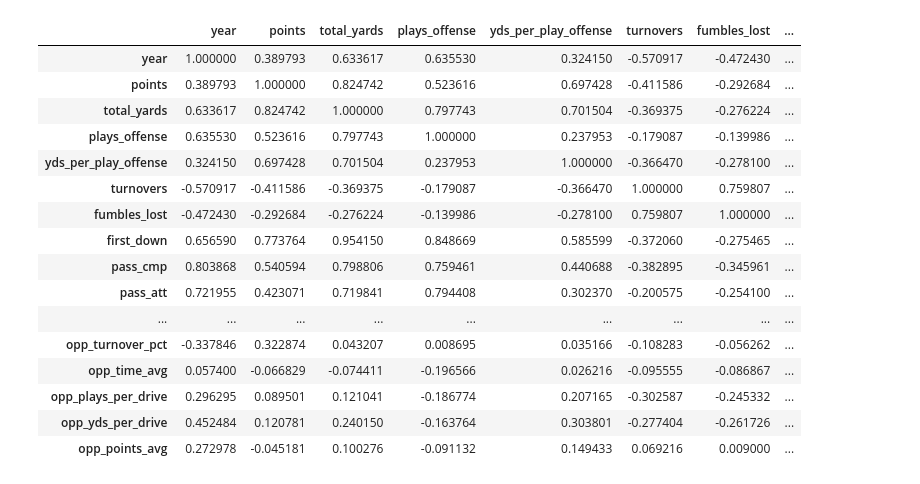
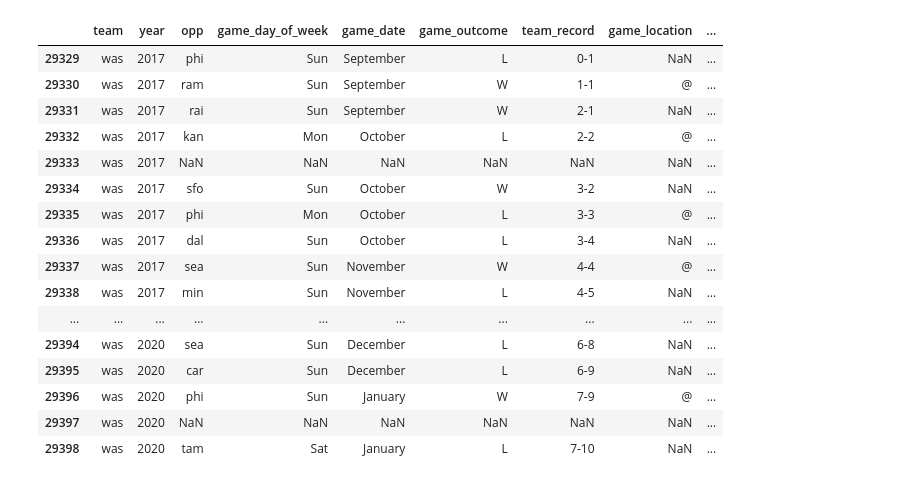
Before and after one commit to edubu2/metis-project2, a Jupyter notebook: eda.ipynb, the cells around one changed output. Saved outputs shown, nothing was run; the diff lists cells and outputs as text; code cells hidden in the pictures.

Commit message:
Get schedule scraping finished & fix '@' err

```diff
--- a/eda.ipynb
+++ b/eda.ipynb
@@ -6,4 +6,5 @@ import pickle
 pd.set_option("display.max_columns", 101)
 pd.set_option("display.max_rows", 73)
 # %%
-df = pd.read_pickle('data/team_stats_scraped.pickle')
+team_df = pd.read_pickle('data/team_stats_scraped.pickle')
+sched_df = pd.read_pickle('data/games_scraped.pickle')
@@ -30,20 +11,20 @@ df.head(72)
-# %%
-df.corr()
-# %% [output]
-|  | year | points | total_yards | plays_offense | yds_per_play_offense | turnovers | fumbles_lost | ... |
-| year | 1.000000 | 0.389793 | 0.633617 | 0.635530 | 0.324150 | -0.570917 | -0.472430 | ... |
-| points | 0.389793 | 1.000000 | 0.824742 | 0.523616 | 0.697428 | -0.411586 | -0.292684 | ... |
-| total_yards | 0.633617 | 0.824742 | 1.000000 | 0.797743 | 0.701504 | -0.369375 | -0.276224 | ... |
-| plays_offense | 0.635530 | 0.523616 | 0.797743 | 1.000000 | 0.237953 | -0.179087 | -0.139986 | ... |
-| yds_per_play_offense | 0.324150 | 0.697428 | 0.701504 | 0.237953 | 1.000000 | -0.366470 | -0.278100 | ... |
-| turnovers | -0.570917 | -0.411586 | -0.369375 | -0.179087 | -0.366470 | 1.000000 | 0.759807 | ... |
-| fumbles_lost | -0.472430 | -0.292684 | -0.276224 | -0.139986 | -0.278100 | 0.759807 | 1.000000 | ... |
-| first_down | 0.656590 | 0.773764 | 0.954150 | 0.848669 | 0.585599 | -0.372060 | -0.275465 | ... |
-| pass_cmp | 0.803868 | 0.540594 | 0.798806 | 0.759461 | 0.440688 | -0.382895 | -0.345961 | ... |
-| pass_att | 0.721955 | 0.423071 | 0.719841 | 0.794408 | 0.302370 | -0.200575 | -0.254100 | ... |
-| ... | ... | ... | ... | ... | ... | ... | ... | ... |
-| opp_turnover_pct | -0.337846 | 0.322874 | 0.043207 | 0.008695 | 0.035166 | -0.108283 | -0.056262 | ... |
-| opp_time_avg | 0.057400 | -0.066829 | -0.074411 | -0.196566 | 0.026216 | -0.095555 | -0.086867 | ... |
-| opp_plays_per_drive | 0.296295 | 0.089501 | 0.121041 | -0.186774 | 0.207165 | -0.302587 | -0.245332 | ... |
-| opp_yds_per_drive | 0.452484 | 0.120781 | 0.240150 | -0.163764 | 0.303801 | -0.277404 | -0.261726 | ... |
-| opp_points_avg | 0.272978 | -0.045181 | 0.100276 | -0.091132 | 0.149433 | 0.069216 | 0.009000 | ... |
+# %%
+sched_df.tail(70)
+# %% [output]
+|  | team | year | opp | game_day_of_week | game_date | game_outcome | team_record | game_location | ... |
+| 29329 | was | 2017 | phi | Sun | September | L | 0-1 | NaN | ... |
+| 29330 | was | 2017 | ram | Sun | September | W | 1-1 | @ | ... |
+| 29331 | was | 2017 | rai | Sun | September | W | 2-1 | NaN | ... |
+| 29332 | was | 2017 | kan | Mon | October | L | 2-2 | @ | ... |
+| 29333 | was | 2017 | NaN | NaN | NaN | NaN | NaN | NaN | ... |
+| 29334 | was | 2017 | sfo | Sun | October | W | 3-2 | NaN | ... |
+| 29335 | was | 2017 | phi | Mon | October | L | 3-3 | @ | ... |
+| 29336 | was | 2017 | dal | Sun | October | L | 3-4 | NaN | ... |
+| 29337 | was | 2017 | sea | Sun | November | W | 4-4 | @ | ... |
+| 29338 | was | 2017 | min | Sun | November | L | 4-5 | NaN | ... |
+| ... | ... | ... | ... | ... | ... | ... | ... | ... | ... |
+| 29394 | was | 2020 | sea | Sun | December | L | 6-8 | NaN | ... |
+| 29395 | was | 2020 | car | Sun | December | L | 6-9 | NaN | ... |
+| 29396 | was | 2020 | phi | Sun | January | W | 7-9 | @ | ... |
+| 29397 | was | 2020 | NaN | NaN | NaN | NaN | NaN | NaN | ... |
+| 29398 | was | 2020 | tam | Sat | January | L | 7-10 | NaN | ... |
```
Also changed, not shown: parts of 1 cell of this notebook, 2 other files.
